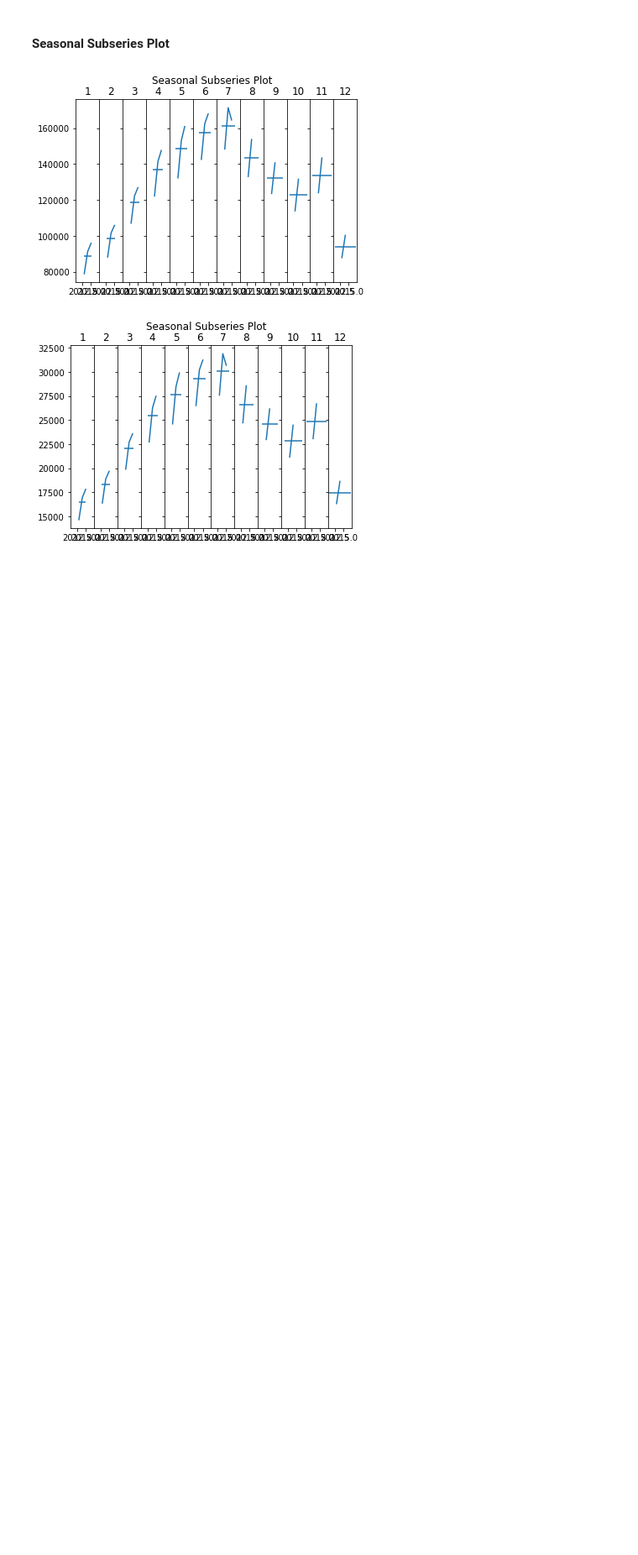
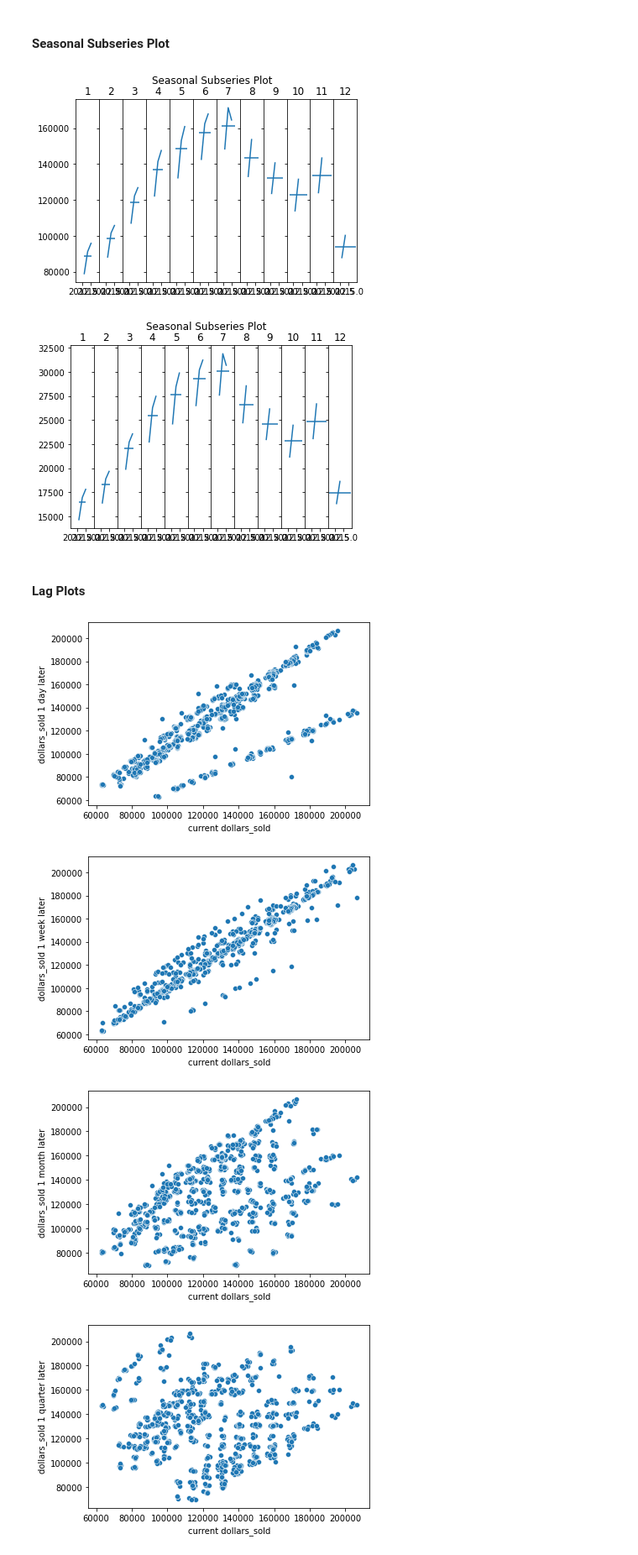
Before and after one commit to bensmith07/time-series-exercises, a Jupyter notebook: explore_notebook.ipynb, the cells around one changed output. Shown at 84% size. Saved outputs shown, nothing was run; the diff lists cells and outputs as text; code cells hidden in the pictures; blank space fills up the shorter version.

```diff
--- a/explore_notebook.ipynb
+++ b/explore_notebook.ipynb
@@ -168,3 +170,21 @@ for col in train.columns:
 # %% [output]
 [figure]
 [figure]
+# %% [markdown]
+#### Lag Plots
+# %%
+target = 'dollars_sold'
+# %%
+lag_times = [1, 7, 30, 30*3, 30*6, 30*9, 365]
+lag_labels = ['1 day', '1 week', '1 month', '1 quarter', '2 quarters', '3 quarters', '1 year']
+
+for lag_time, lag_label in zip(lag_times, lag_labels):
+    sns.scatterplot(data=train, x=target, y=train[target].shift(-lag_time))
+    plt.xlabel(f'current dollars_sold')
+    plt.ylabel(f'dollars_sold {lag_label} later')
+    plt.show()
+# %% [output]
+[figure, added]
+[figure, added]
+[figure, added]
+[figure, added]
```
Also changed, not shown: parts of 13 cells of this notebook.
